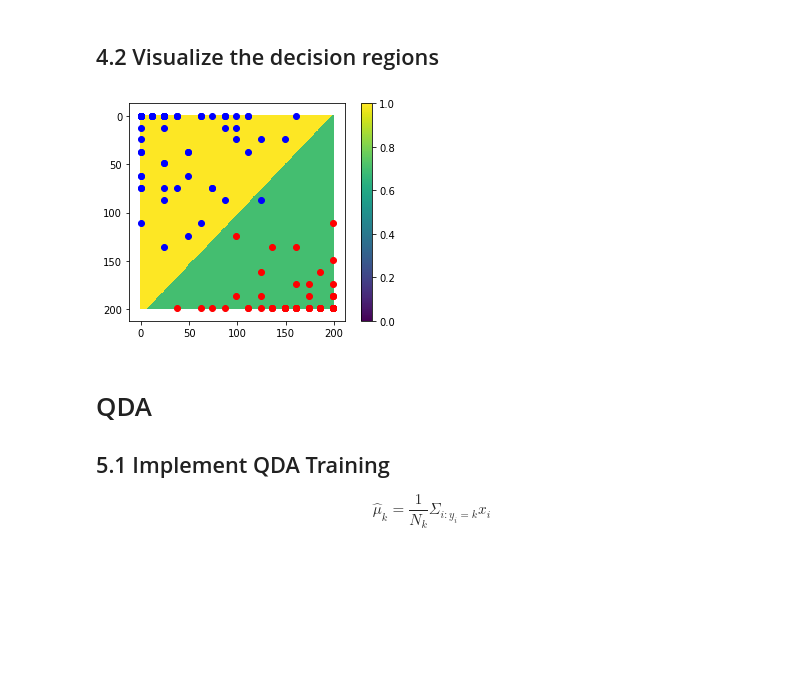
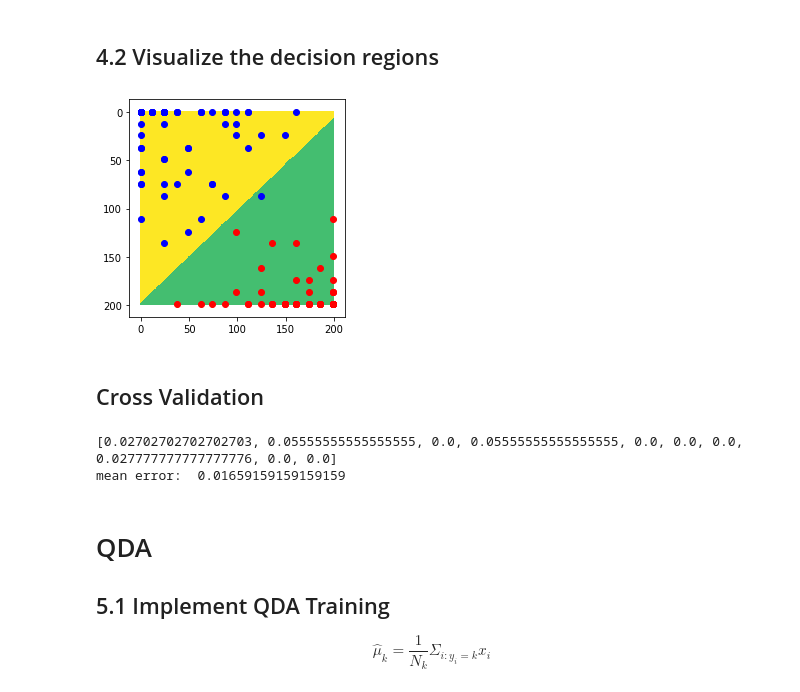
Before and after one commit to gitdxj/QDA-and-LDA, a Jupyter notebook: solution.ipynb, the cells around one changed output. Drawn from its saved outputs; the diff is of its cells as text; code cells hidden in the pictures; blank space fills up the shorter version.

```diff
--- a/solution.ipynb
+++ b/solution.ipynb
@@ -149,39 +150,64 @@ print(cal_err(Y_test, Y_pred))
 # %%
 mean_1 = np.mean(X_train_1, axis=0)
 mean_7 = np.mean(X_train_7, axis=0)
-def predict(X): # X: 1*2 vector
+def predict_NM(X): # X: 1*2 vector
     distance_1 = np.sqrt(np.sum(np.subtract(X, mean_1)**2))
     distance_7 = np.sqrt(np.sum(np.subtract(X, mean_7)**2))
     if distance_1 < distance_7:
         return 1
     else:
         return 7
 
 def decision_region():
     image = np.zeros((200, 200))
     step = 16 / (200-1)
     for i in range(200):
         for j in range(200):
-            x0 = i*step
-            x1 = j*step
-            if predict([x0,x1]) == 1:
+            x1 = i*step
+            x0 = j*step
+            if predict_NM([x0,x1]) == 1:
                 image[i][j] = green
             else :
                 image[i][j] = yellow
     return image
 
 
 X_test_draw_1, _ = select_by_y((X_test*199/16).astype(int), Y_test, [1])
 X_test_draw_7, _ = select_by_y((X_test*199/16).astype(int), Y_test, [7])
 
 plt.figure()
 plt.imshow(decision_region(), vmin=0, vmax=1)
-plt.scatter(X_test_draw_1[:,0].transpose(), X_test_draw_1[:,1].transpose(), c="r")
-plt.scatter(X_test_draw_7[:,0].transpose(), X_test_draw_7[:,1].transpose(), c="b")
-plt.colorbar()
+plt.scatter(X_test_draw_1[:,0], X_test_draw_1[:,1], c="r")
+plt.scatter(X_test_draw_7[:,0], X_test_draw_7[:,1], c="b")
 plt.show()
 # %% [output]
-[figure, old version]
+[figure, new version]
+# %% [markdown]
+## Cross Validation
+# %%
+from sklearn.model_selection import KFold
+
+def cross_validation_NM(X, Y):
+    errs = []
+    kf = KFold(n_splits=10)
+    for train, test in kf.split(X):
+        # print("train:", train, "test:", test)
+        X_train_cv = X[train]
+        X_test_cv = X[test]
+        Y_train_cv = Y[train]
+        Y_test_cv = Y[test]
+        pred_cv = nearest_mean(X_train_cv, Y_train_cv, X_test_cv)
+        err = cal_err(pred_cv, Y_test_cv)
+        errs.append(err)
+    return errs
+
+errs = cross_validation_NM(X_all, Y_all)
+print(errs)
+NM_error = np.mean(errs)
+print("mean error: ", NM_error)
+# %% [output]
+[0.02702702702702703, 0.05555555555555555, 0.0, 0.05555555555555555, 0.0, 0.0, 0.0, 0.027777777777777776, 0.0, 0.0]
+mean error:  0.01659159159159159
 # %% [markdown]
 # QDA
 ## 5.1 Implement QDA Training
```
Also changed, not shown: parts of 15 cells of this notebook.
